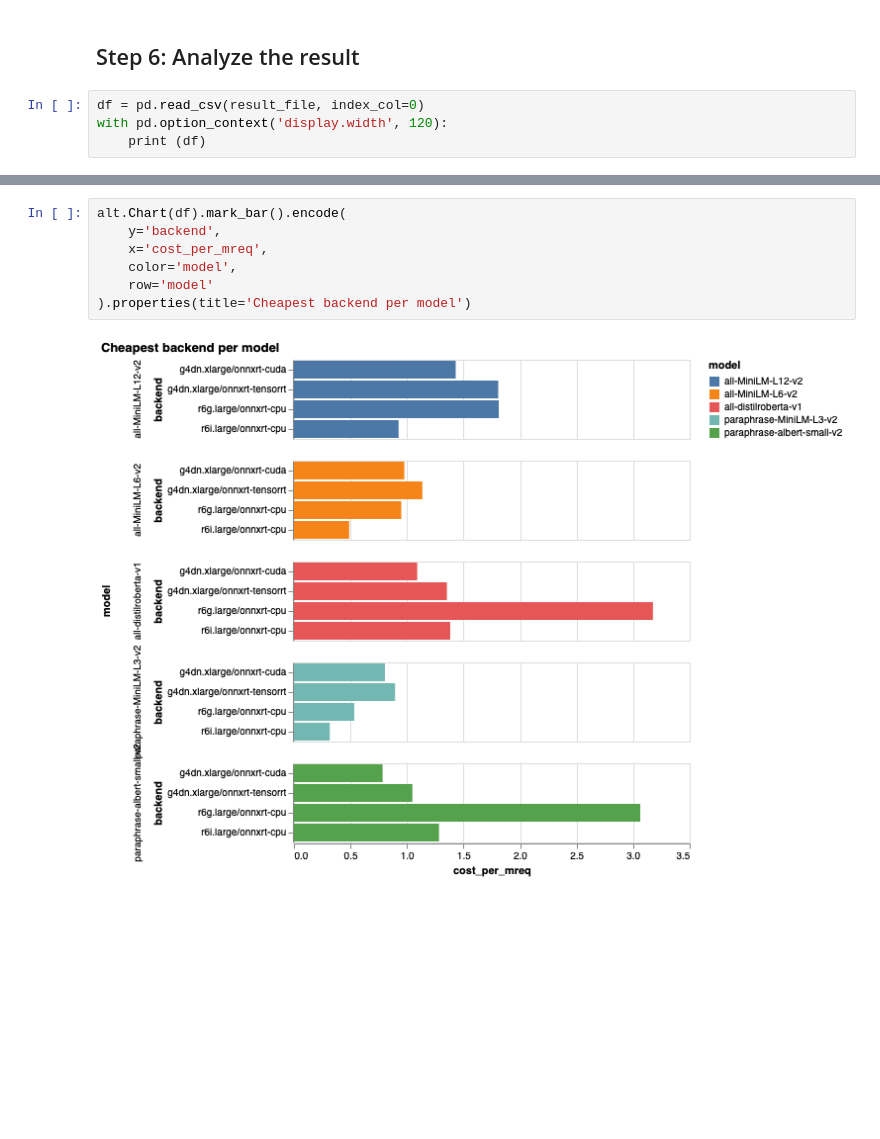
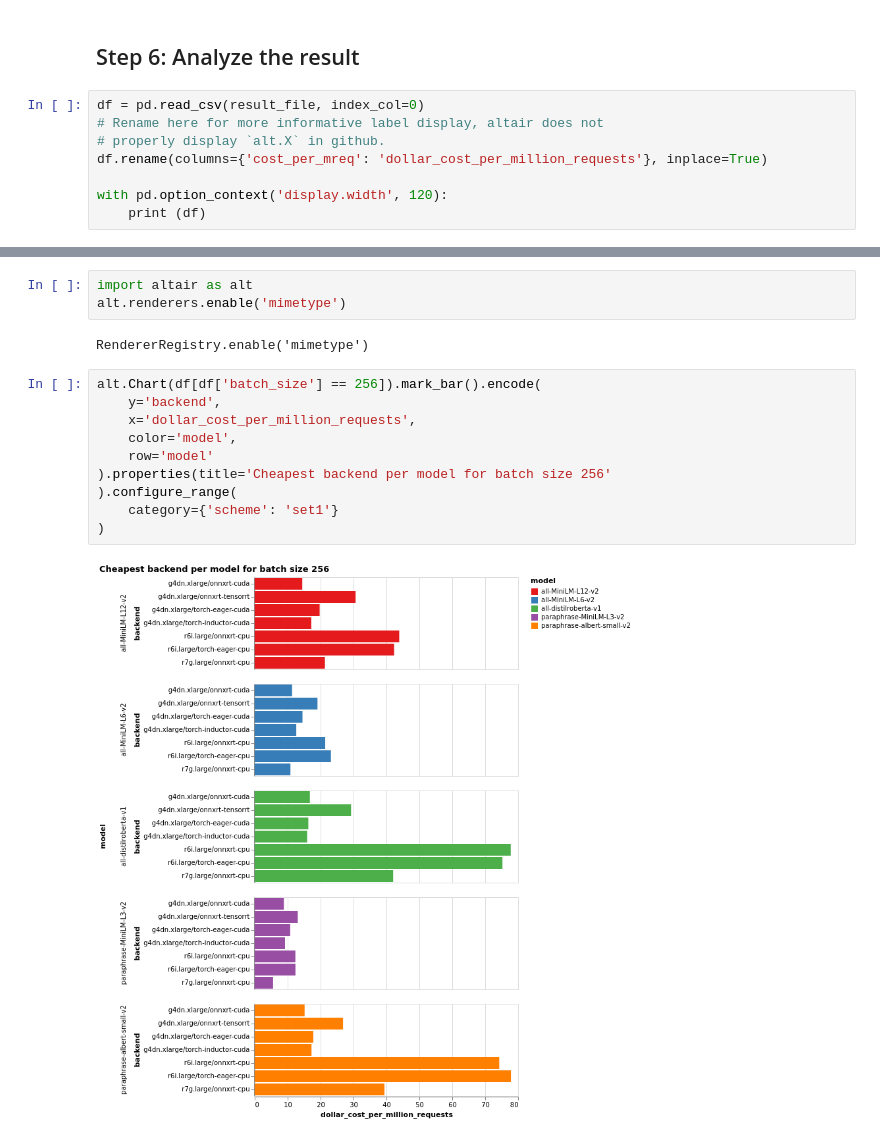
Before and after one commit to octoml/octoml-profile, a Jupyter notebook: examples/sentence_transformers/SentenceTransformerEval.ipynb, the cells around one changed output, grey strips where cells are left out. Drawn from its saved outputs; the diff is of its cells as text; blank space fills up the shorter version.

```diff
--- a/examples/sentence_transformers/SentenceTransformerEval.ipynb
+++ b/examples/sentence_transformers/SentenceTransformerEval.ipynb
@@ -167,6 +154,10 @@ if not os.path.exists(result_file):
 ## Step 6: Analyze the result
 # %%
 df = pd.read_csv(result_file, index_col=0)
+# Rename here for more informative label display, altair does not
+# properly display `alt.X` in github.
+df.rename(columns={'cost_per_mreq': 'dollar_cost_per_million_requests'}, inplace=True)
+
 with pd.option_context('display.width', 120):
     print (df)
 # %% [output]
@@ -204,10 +178,18 @@ alt.Chart(df).mark_point(size=60).encode(
+# %%
+import altair as alt
+alt.renderers.enable('mimetype')
+# %% [output]
+RendererRegistry.enable('mimetype')
 # %%
-alt.Chart(df).mark_bar().encode(
+alt.Chart(df[df['batch_size'] == 256]).mark_bar().encode(
     y='backend',
-    x='cost_per_mreq',
+    x='dollar_cost_per_million_requests',
     color='model',
     row='model'
-).properties(title='Cheapest backend per model')
+).properties(title='Cheapest backend per model for batch size 256'
+).configure_range(
+    category={'scheme': 'set1'}
+)
 # %% [output]
-[figure, old version]
+[figure, new version]
 # %%
```
Also changed, not shown: parts of 21 cells of this notebook, 1 other file.
